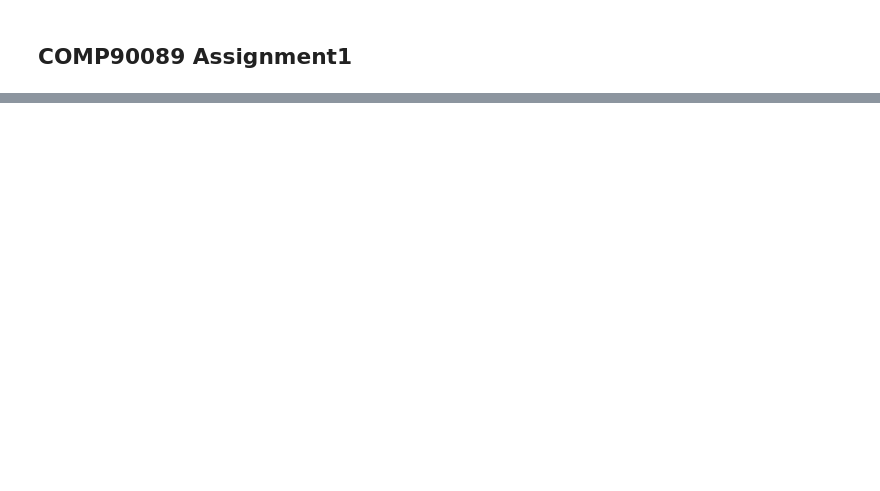
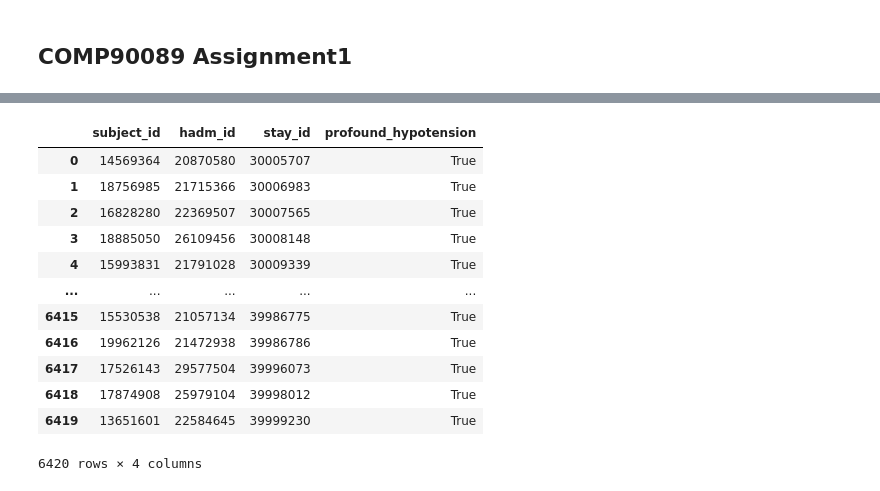
Before and after one commit to echoid/MLAH, a Jupyter notebook: comp90089_assignment1_2022_991504.ipynb, the cells around one changed output, grey strips where cells are left out. Drawn from its saved outputs; the diff is of its cells as text; code cells hidden in the pictures; blank space fills up the shorter version.

```diff
--- a/comp90089_assignment1_2022_991504.ipynb
+++ b/comp90089_assignment1_2022_991504.ipynb
@@ -47,0 +514,59 @@ Cons
+# %%
+# Check if each patient is valid for profound hypotension
+# However, we found the patient usually have different blood pressure measure at the same time
+# Some of the measurements indicates Hypotension, but some does not which bring conflicts
+# For example, the patient have systolic blood pressure and mean arterial pressure at the same time, but only the systolic blood pressure satisfy the hypotension definition.
+# To deal with this, we group events by their time, if there exist one measurement that indicates Hypotension in each timeslot, then we will label this timeslot as "Hypotension"
+subject_id_list = []
+hadm_id_list = []
+stay_id_list = []
+
+for stay in labelled_dataset:
+    # Groupby eventtime
+    gb_time = stay.groupby("event_time")
+
+    event_list = []
+    time_list = []
+
+    # We only keep one label for each timeslot
+    # If we take drug and have hypotension at the same timeslot, we will keep "Drug" since we always take durg when we are suffering hypotension.
+    # If we have only one measurements indicates "Hypotension", the rest of measurement indicates "Normal", we would keep "Hypotension"
+    for i,j in gb_time:
+        condition_list = j["label"].tolist()
+        time_list.append(j["event_time"].tolist()[0])
+        if "Drug" in condition_list:
+            event_list.append("Drug")
+        elif "Hypotension" in condition_list:
+            event_list.append("Hypotension")
+        else:
+            event_list.append("Normal")
+
+    # After that each timeslot will only have one label
+    perday = pd.DataFrame({'subject_id':j["subject_id"].tolist()[0], 'hadm_id':j["hadm_id"].tolist()[0], 'stay_id':j["stay_id"].tolist()[0],
+                    "event_time":time_list,"event":event_list})
+
+    # Then we have a series of events that are in time order and we can use this timeseries data sequence to check profound hypotension
+    # We use the check_profound_hypotension_2 to check if the patient meet the definition
+    # if it does we will record the subject_id, hadm_id and stay_id for later data matching
+    if(check_profound_hypotension_2(perday)):
+        subject_id_list.append(perday["subject_id"][0])
+        hadm_id_list.append(perday["hadm_id"][0])
+        stay_id_list.append(perday["stay_id"][0])
+
+cohort = pd.DataFrame({'subject_id':subject_id_list, 'hadm_id':hadm_id_list, 'stay_id':stay_id_list, "profound_hypotension":True})
+# %%
+cohort
+# %% [output]
+|  | subject_id | hadm_id | stay_id | profound_hypotension |
+| 0 | 14569364 | 20870580 | 30005707 | True |
+| 1 | 18756985 | 21715366 | 30006983 | True |
+| 2 | 16828280 | 22369507 | 30007565 | True |
+| 3 | 18885050 | 26109456 | 30008148 | True |
+| 4 | 15993831 | 21791028 | 30009339 | True |
+| ... | ... | ... | ... | ... |
+| 6415 | 15530538 | 21057134 | 39986775 | True |
+| 6416 | 19962126 | 21472938 | 39986786 | True |
+| 6417 | 17526143 | 29577504 | 39996073 | True |
+| 6418 | 17874908 | 25979104 | 39998012 | True |
+| 6419 | 13651601 | 22584645 | 39999230 | True |
+6420 rows × 4 columns
```
Also changed, not shown: parts of 40 cells of this notebook, 15 other files.
